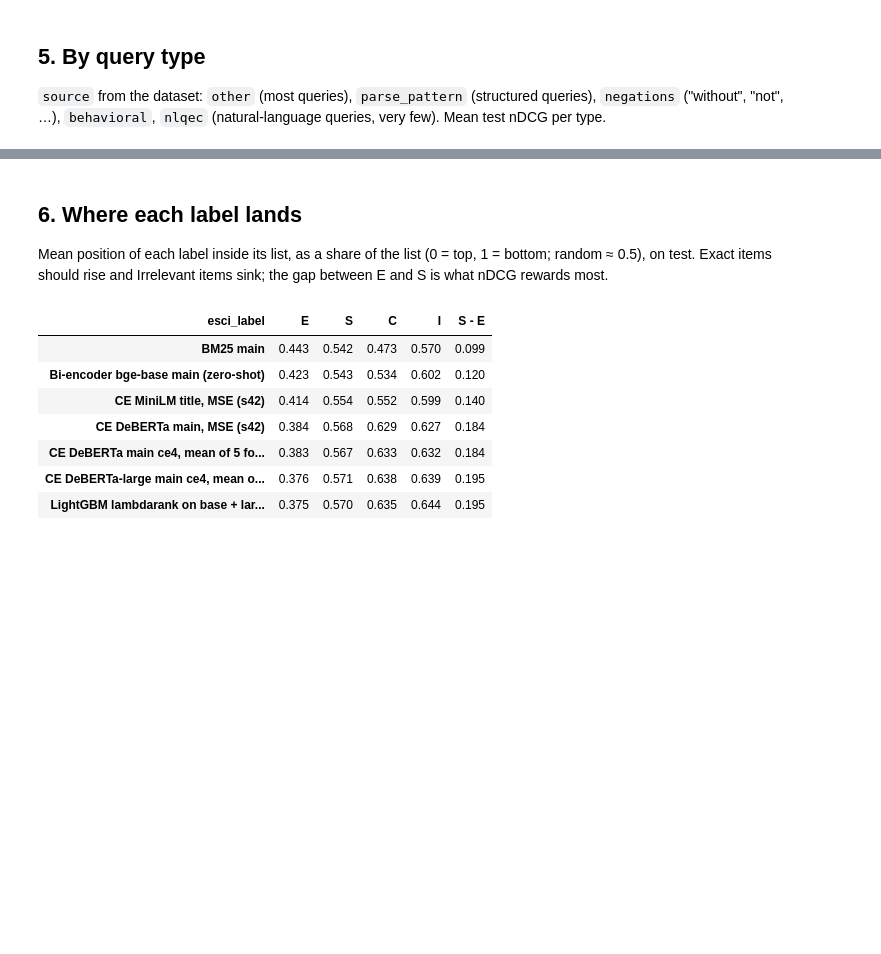
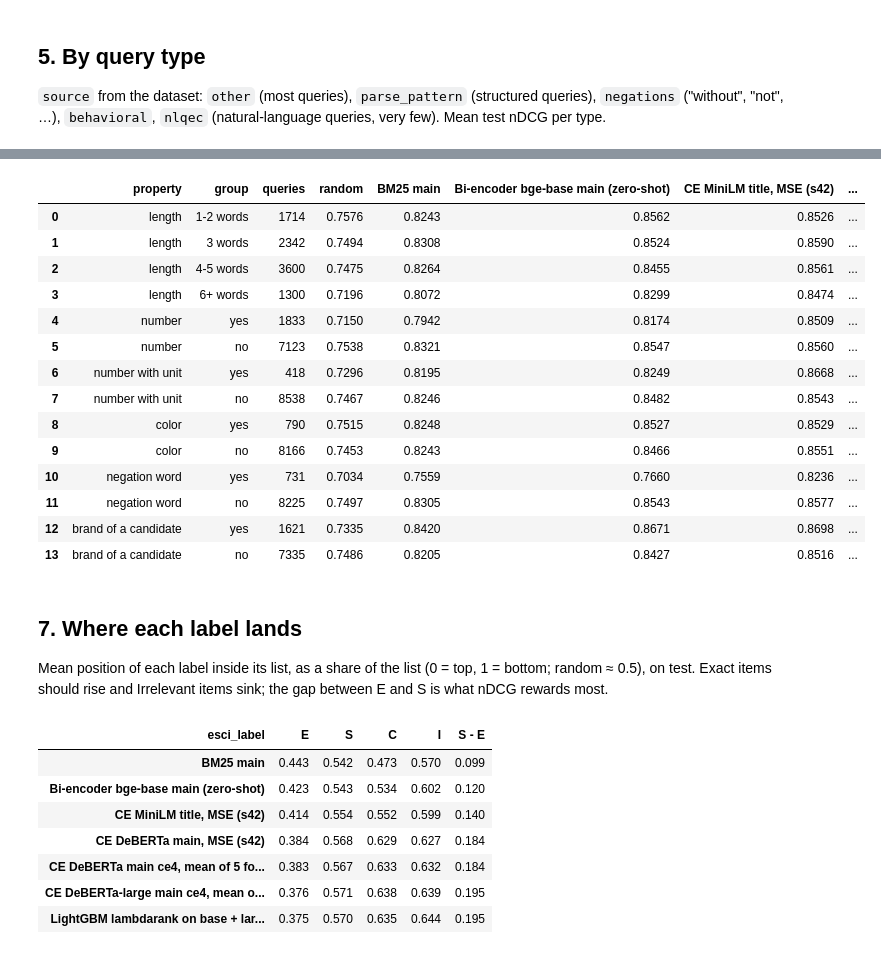
Before and after one commit to vdmhth/web-mining-project, a Jupyter notebook: notebooks/10_report.ipynb, the cells around one changed output, grey strips where cells are left out. Drawn from its saved outputs; the diff is of its cells as text; code cells hidden in the pictures; blank space fills up the shorter version.

Commit message:
Add error analysis by query property to 10_report

```diff
--- a/notebooks/10_report.ipynb
+++ b/notebooks/10_report.ipynb
@@ -314,5 +318,56 @@ display(by_source.sort_values('queries', ascending=False))
+# %%
+import html
+
+import src.features as F
+
+brands = pd.read_parquet(find('products_clean.parquet', PREPROCESS_HINT, INPUT), columns=['product_id', 'brand'])
+brands = brands.set_index('product_id')['brand']
+qtext = parts['test'].groupby('query_id')['query'].first().map(lambda s: html.unescape(s).lower())
+named = [len(b) >= 3 and f' {b} ' in f' {q} ' for b, q in zip(
+    parts['test']['product_id'].map(brands).map(lambda b: ' '.join(F.tokens(b))),
+    parts['test']['query_id'].map(qtext.map(lambda s: ' '.join(F.tokens(s)))))]
+words = qtext.map(lambda s: len(F.tokens(s)))
+flags = {'number': qtext.map(lambda s: bool(F.NUM.search(s))),
+         'number with unit': qtext.map(lambda s: bool(F.units_of(s))),
+         'color': qtext.map(lambda s: bool(F.colors_of(s))),
+         'negation word': qtext.map(lambda s: bool(F.NEG.search(s))),
+         'brand of a candidate': pd.Series(named).groupby(parts['test']['query_id'].to_numpy()).any().reindex(qtext.index)}
+groups = [('length', '1-2 words', words <= 2), ('length', '3 words', words == 3),
+          ('length', '4-5 words', words.between(4, 5)), ('length', '6+ words', words >= 6)]
+for name, f in flags.items():
+    groups += [(name, 'yes', f), (name, 'no', ~f)]
+
+systems = {'random': 'b0_random', **{NAME[r]: r for r in BREAKDOWN}}
+pq = {n: per_query[r, 'test'].set_index('query_id') for n, r in systems.items()}
+b3 = per_query['b3_minilm_title_mse_s42', 'test']
+rows = []
+for prop, group, mask in groups:
+    ids = mask.index[mask]
+    d = paired_bootstrap(b3[b3['query_id'].isin(ids)], per_query[FINAL, 'test'][per_query[FINAL, 'test']['query_id'].isin(ids)])
+    rows.append({'property': prop, 'group': group, 'queries': len(ids),
+                 **{n: round(float(x.loc[ids, 'ndcg'].mean()), 4) for n, x in pq.items()},
+                 'final - B3': d['diff'], 'ci95': d['ci95']})
+by_property = pd.DataFrame(rows)
+assert by_property.groupby('property')['queries'].sum().eq(len(qtext)).all()
+display(by_property)
+# %% [output]
+|  | property | group | queries | random | BM25 main | Bi-encoder bge-base main (zero-shot) | CE MiniLM title, MSE (s42) | ... |
+| 0 | length | 1-2 words | 1714 | 0.7576 | 0.8243 | 0.8562 | 0.8526 | ... |
+| 1 | length | 3 words | 2342 | 0.7494 | 0.8308 | 0.8524 | 0.8590 | ... |
+| 2 | length | 4-5 words | 3600 | 0.7475 | 0.8264 | 0.8455 | 0.8561 | ... |
+| 3 | length | 6+ words | 1300 | 0.7196 | 0.8072 | 0.8299 | 0.8474 | ... |
+| 4 | number | yes | 1833 | 0.7150 | 0.7942 | 0.8174 | 0.8509 | ... |
+| 5 | number | no | 7123 | 0.7538 | 0.8321 | 0.8547 | 0.8560 | ... |
+| 6 | number with unit | yes | 418 | 0.7296 | 0.8195 | 0.8249 | 0.8668 | ... |
+| 7 | number with unit | no | 8538 | 0.7467 | 0.8246 | 0.8482 | 0.8543 | ... |
+| 8 | color | yes | 790 | 0.7515 | 0.8248 | 0.8527 | 0.8529 | ... |
+| 9 | color | no | 8166 | 0.7453 | 0.8243 | 0.8466 | 0.8551 | ... |
+| 10 | negation word | yes | 731 | 0.7034 | 0.7559 | 0.7660 | 0.8236 | ... |
+| 11 | negation word | no | 8225 | 0.7497 | 0.8305 | 0.8543 | 0.8577 | ... |
+| 12 | brand of a candidate | yes | 1621 | 0.7335 | 0.8420 | 0.8671 | 0.8698 | ... |
+| 13 | brand of a candidate | no | 7335 | 0.7486 | 0.8205 | 0.8427 | 0.8516 | ... |
 # %% [markdown]
-## 6. Where each label lands
+## 7. Where each label lands
 
 Mean position of each label inside its list, as a share of the list (0 = top, 1 = bottom; random ≈ 0.5), on test. Exact items should rise and Irrelevant items sink; the gap between E and S is what nDCG rewards most.
 # %%
```
Also changed, not shown: parts of 6 cells of this notebook, 2 other files.
